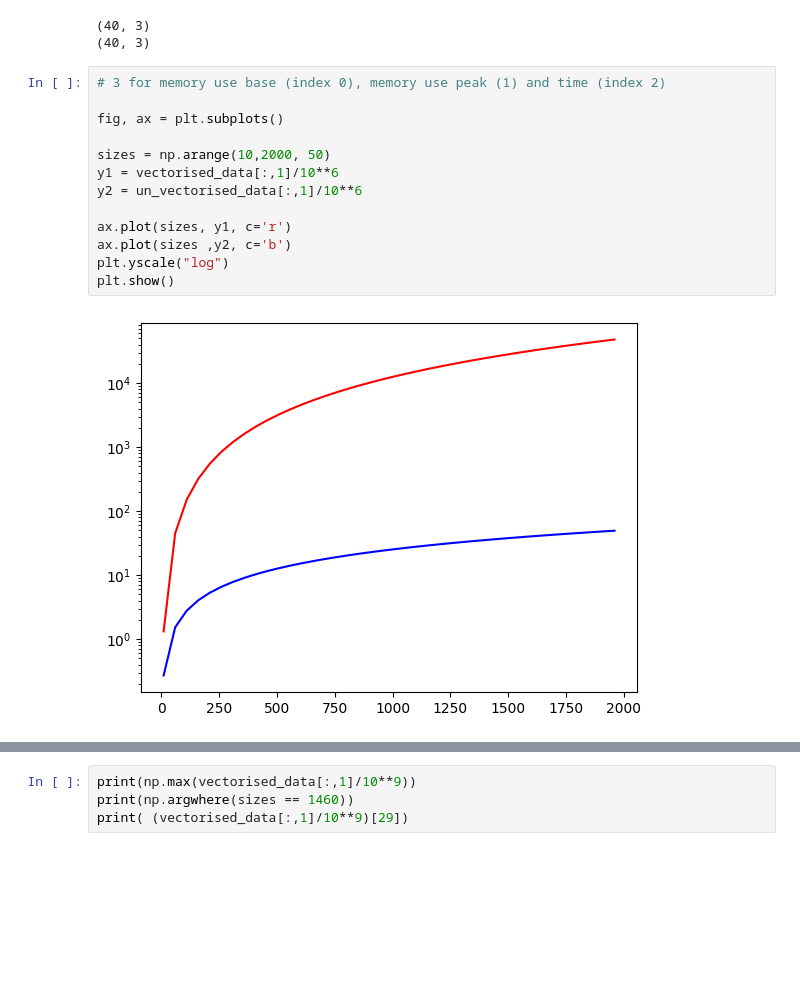
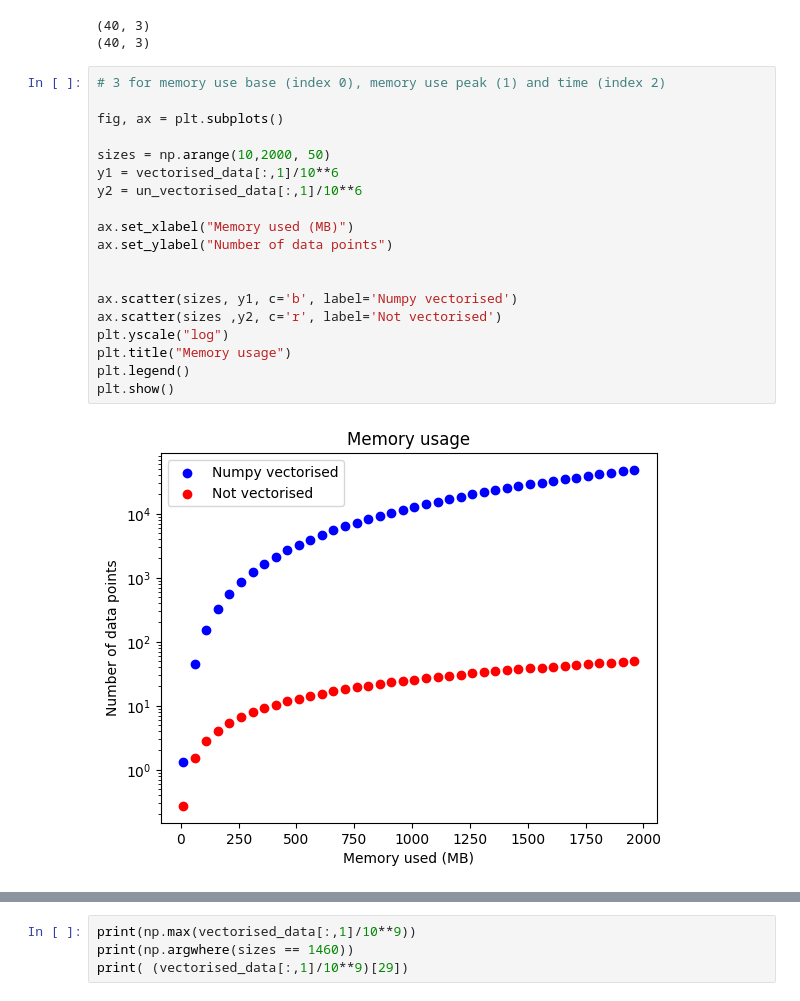
Before and after one commit to Jan961/2095736w, a Jupyter notebook: experiments/stress_vectorisation/data analysis.ipynb, the cells around one changed output, grey strips where cells are left out. Drawn from its saved outputs; the diff is of its cells as text; blank space fills up the shorter version.

```diff
--- a/experiments/stress_vectorisation/data analysis.ipynb
+++ b/experiments/stress_vectorisation/data analysis.ipynb
@@ -20,18 +20,24 @@ print(un_vectorised_data.shape)
 # %%
 # 3 for memory use base (index 0), memory use peak (1) and time (index 2)
 
 fig, ax = plt.subplots()
 
 sizes = np.arange(10,2000, 50)
 y1 = vectorised_data[:,1]/10**6
 y2 = un_vectorised_data[:,1]/10**6
 
-ax.plot(sizes, y1, c='r')
-ax.plot(sizes ,y2, c='b')
+ax.set_xlabel("Memory used (MB)")
+ax.set_ylabel("Number of data points")
+
+
+ax.scatter(sizes, y1, c='b', label='Numpy vectorised')
+ax.scatter(sizes ,y2, c='r', label='Not vectorised')
 plt.yscale("log")
+plt.title("Memory usage")
+plt.legend()
 plt.show()
 # %% [output]
-[figure, old version]
+[figure, new version]
 # %%
 fig, ax = plt.subplots()
 
```
Also changed, not shown: parts of 1 cell of this notebook, 10 other files.
